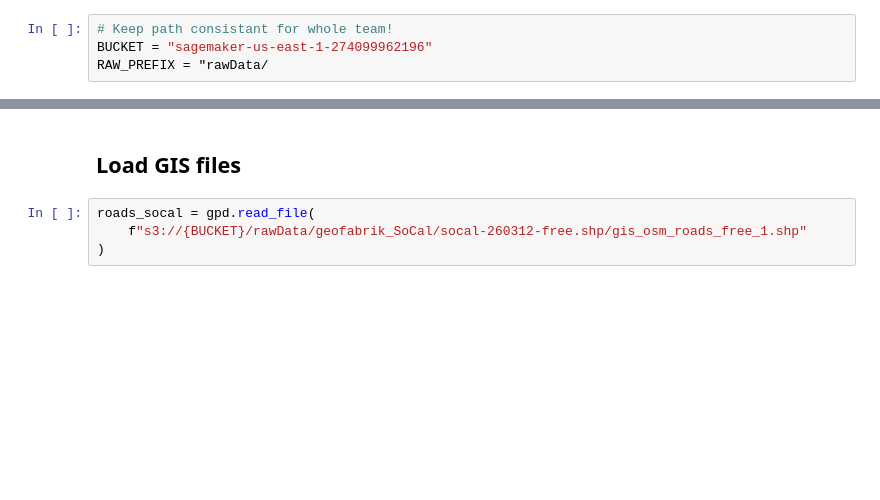
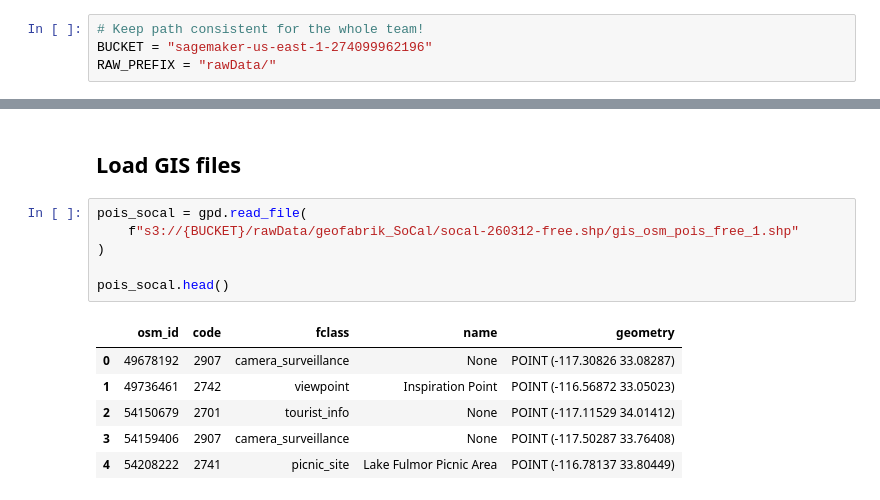
Before and after one commit to svthaker/ADS508Group3, a Jupyter notebook: data/GIS_data_ingestion.ipynb, the cells around one changed output, grey strips where cells are left out. Saved outputs shown, nothing was run; the diff lists cells and outputs as text; blank space fills up the shorter version.

Commit message:
ingest GIS data and upload processed data files

```diff
--- a/data/GIS_data_ingestion.ipynb
+++ b/data/GIS_data_ingestion.ipynb
@@ -31,9 +33,9 @@ import geopandas as gpd
 # %% [markdown]
 ## Define Project Configuration
 # %%
-# Keep path consistant for whole team!
+# Keep path consistent for the whole team!
 BUCKET = "sagemaker-us-east-1-274099962196"
-RAW_PREFIX = "rawData/
+RAW_PREFIX = "rawData/"
 # %% [markdown]
 ## Connect to S3
 # %%
@@ -63,7 +83,16 @@ for f in files:
 # %% [markdown]
 ## Load GIS files
 # %%
-roads_socal = gpd.read_file(
-    f"s3://{BUCKET}/rawData/geofabrik_SoCal/socal-260312-free.shp/gis_osm_roads_free_1.shp"
+pois_socal = gpd.read_file(
+    f"s3://{BUCKET}/rawData/geofabrik_SoCal/socal-260312-free.shp/gis_osm_pois_free_1.shp"
 )
+
+pois_socal.head()
+# %% [output]
+|  | osm_id | code | fclass | name | geometry |
+| 0 | 49678192 | 2907 | camera_surveillance | None | POINT (-117.30826 33.08287) |
+| 1 | 49736461 | 2742 | viewpoint | Inspiration Point | POINT (-116.56872 33.05023) |
+| 2 | 54150679 | 2701 | tourist_info | None | POINT (-117.11529 34.01412) |
+| 3 | 54159406 | 2907 | camera_surveillance | None | POINT (-117.50287 33.76408) |
+| 4 | 54208222 | 2741 | picnic_site | Lake Fulmor Picnic Area | POINT (-116.78137 33.80449) |
 # %%
```
Also changed, not shown: parts of 22 cells of this notebook, 3 other files.
